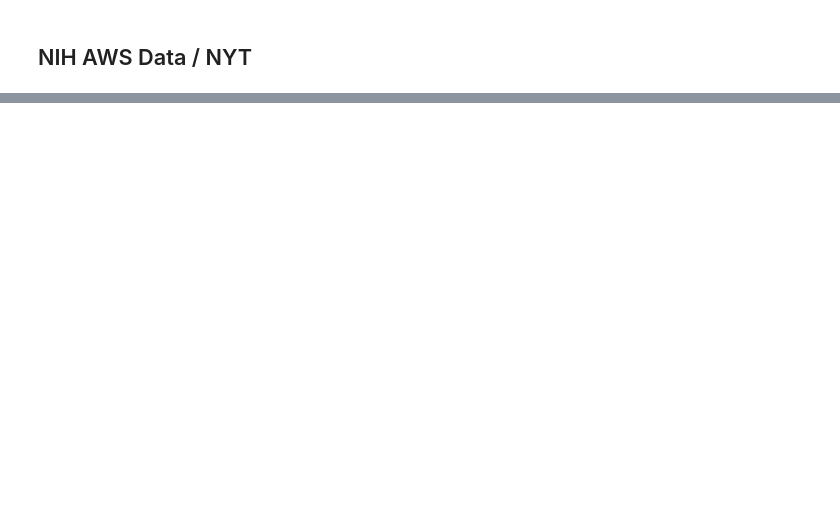
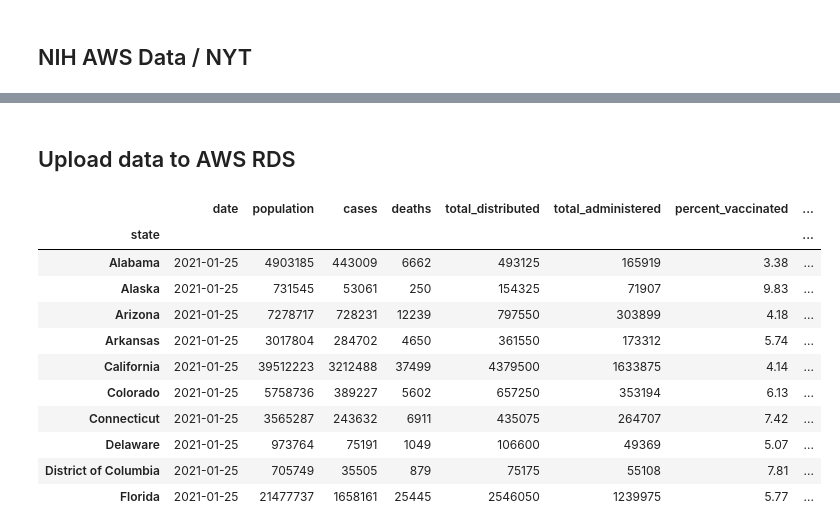
Before and after one commit to CCom20/us-covid-response, a Jupyter notebook: data_cleaning_notebook.ipynb, the cells around one changed output, grey strips where cells are left out. Saved outputs shown, nothing was run; the diff lists cells and outputs as text; code cells hidden in the pictures; blank space fills up the shorter version.

Commit message:
Finished up final Dataframe, uploaded to Database and exported as json

```diff
--- a/data_cleaning_notebook.ipynb
+++ b/data_cleaning_notebook.ipynb
@@ -158,0 +176,4 @@ total_cases_by_date_df.to_json("data/total_cases_by_state_and_date.json")
+# %%
+# Create empty column to calculate estimated percent infected to date
+master_df["est_percent_infected_to_date"] = ""
+master_df.head(10)
@@ -158,0 +196,15 @@ total_cases_by_date_df.to_json("data/total_cases_by_state_and_date.json")
+# %%
+# Calcuation for est percent infected by state
+for index, row in master_df.iterrows():
+    population = row["population"]
+    deaths = row["deaths"]
+    infected = row["cases"]
+
+    # take out the number who have passed away to reset estimated population
+    est_population_new = population - deaths
+
+    # estimate the percent infected
+    percent_infected = round((infected / est_population_new) * 100, 2)
+
+    # insert into percent_infected column
+    master_df.at[index, "est_percent_infected_to_date"] = percent_infected
@@ -158,0 +225,4 @@ total_cases_by_date_df.to_json("data/total_cases_by_state_and_date.json")
+# %%
+# Add Estimated Percent Immune Column
+master_df["est_percent_immune"] = ""
+master_df.head(10)
@@ -158,0 +245,14 @@ total_cases_by_date_df.to_json("data/total_cases_by_state_and_date.json")
+# %%
+# Calcuation for estimated immune by state
+for index, row in master_df.iterrows():
+    population = row["population"]
+    infected = row["cases"]
+    deaths = row["deaths"]
+    vaccinated = row["total_administered"]
+
+    est_total_immune = infected + vaccinated
+    est_population = population - deaths
+
+    percent_infected = round((est_total_immune / est_population) * 100, 2)
+
+    master_df.at[index, "est_percent_immune"] = percent_infected
@@ -158,0 +273,2 @@ total_cases_by_date_df.to_json("data/total_cases_by_state_and_date.json")
+# %% [markdown]
+## Upload data to AWS RDS
@@ -158,0 +282,16 @@ total_cases_by_date_df.to_json("data/total_cases_by_state_and_date.json")
+# %%
+master_df_json = master_df.set_index("state")
+master_df_json.head(10)
+# %% [output]
+|  | date | population | cases | deaths | total_distributed | total_administered | percent_vaccinated | ... |
+| state |  |  |  |  |  |  |  | ... |
+| Alabama | 2021-01-25 | 4903185 | 443009 | 6662 | 493125 | 165919 | 3.38 | ... |
+| Alaska | 2021-01-25 | 731545 | 53061 | 250 | 154325 | 71907 | 9.83 | ... |
+| Arizona | 2021-01-25 | 7278717 | 728231 | 12239 | 797550 | 303899 | 4.18 | ... |
+| Arkansas | 2021-01-25 | 3017804 | 284702 | 4650 | 361550 | 173312 | 5.74 | ... |
+| California | 2021-01-25 | 39512223 | 3212488 | 37499 | 4379500 | 1633875 | 4.14 | ... |
+| Colorado | 2021-01-25 | 5758736 | 389227 | 5602 | 657250 | 353194 | 6.13 | ... |
+| Connecticut | 2021-01-25 | 3565287 | 243632 | 6911 | 435075 | 264707 | 7.42 | ... |
+| Delaware | 2021-01-25 | 973764 | 75191 | 1049 | 106600 | 49369 | 5.07 | ... |
+| District of Columbia | 2021-01-25 | 705749 | 35505 | 879 | 75175 | 55108 | 7.81 | ... |
+| Florida | 2021-01-25 | 21477737 | 1658161 | 25445 | 2546050 | 1239975 | 5.77 | ... |
```
Also changed, not shown: parts of 34 cells of this notebook, 5 other files.
